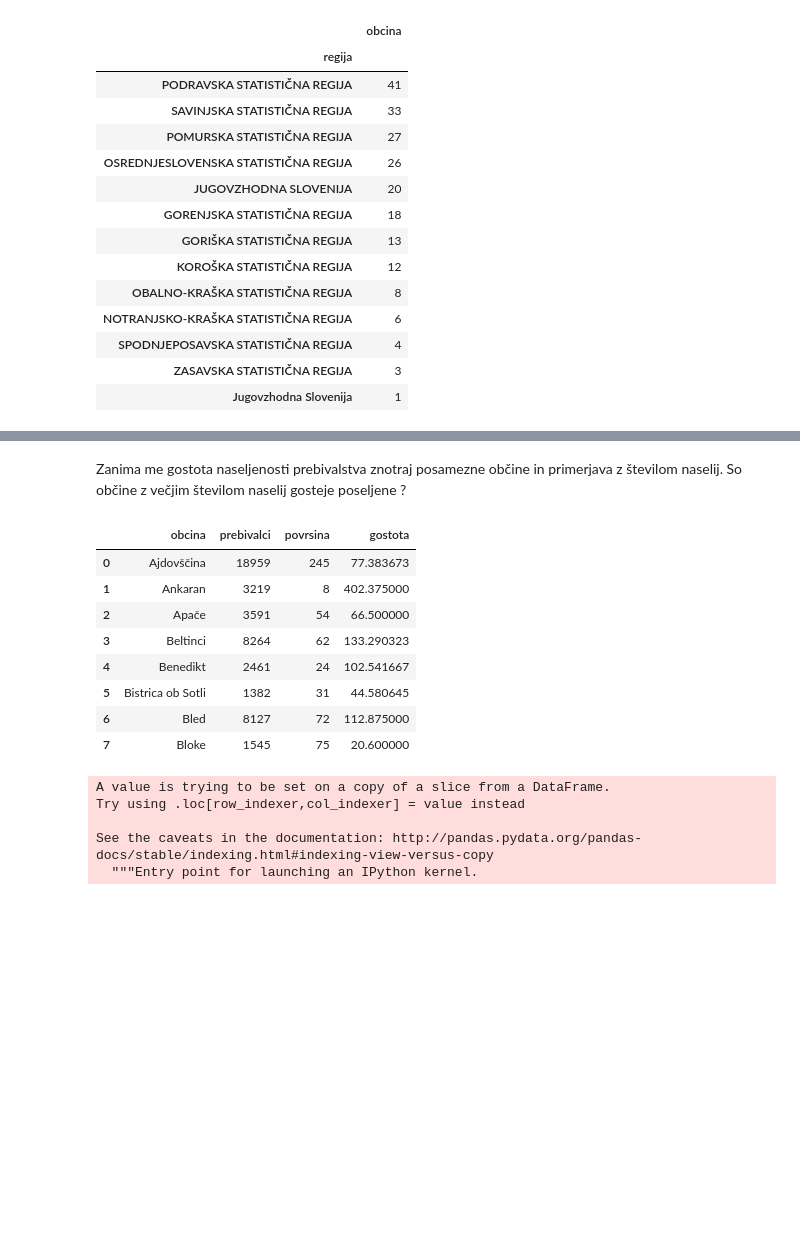
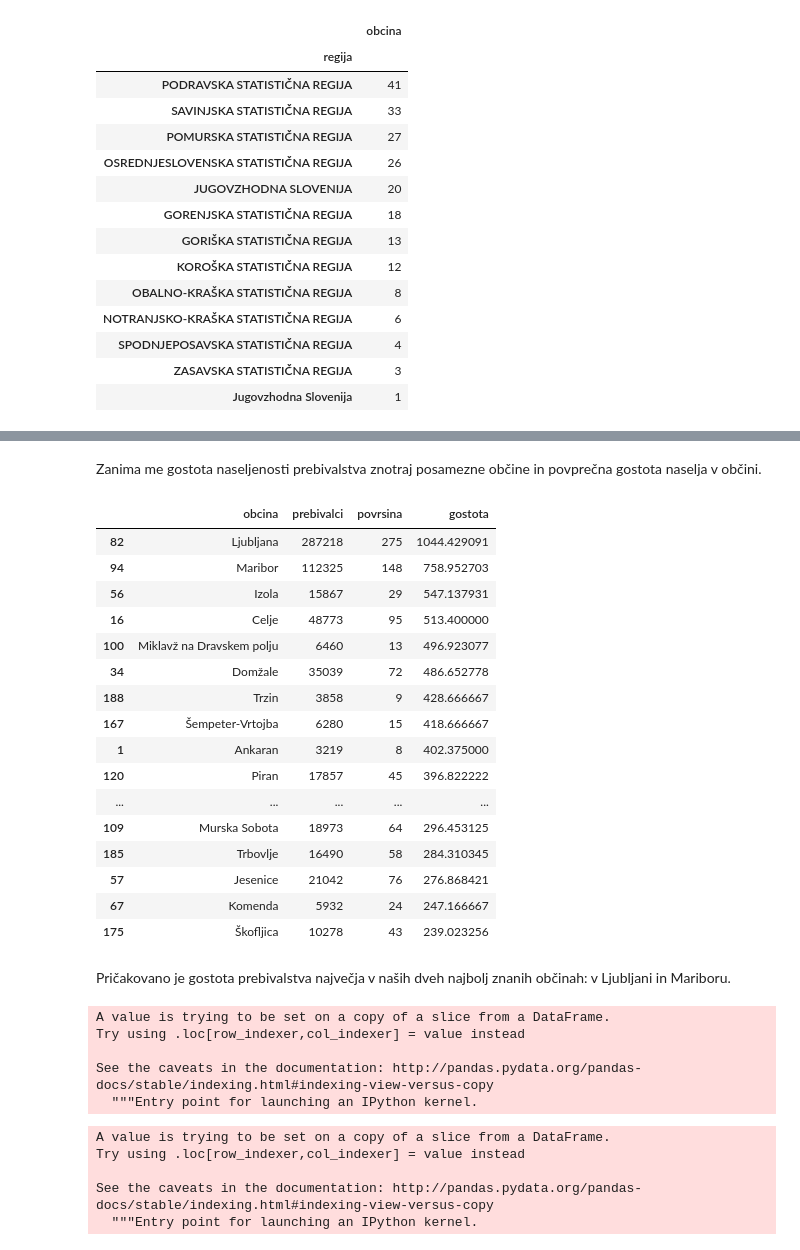
Before and after one commit to gregorkodric/obcine, a Jupyter notebook: Obcine.ipynb, the cells around one changed output, grey strips where cells are left out. Saved outputs shown, nothing was run; the diff lists cells and outputs as text; code cells hidden in the pictures; blank space fills up the shorter version.

```diff
--- a/Obcine.ipynb
+++ b/Obcine.ipynb
@@ -289,19 +171,29 @@ regije.plot(kind='bar')
 # %% [markdown]
-Zanima me gostota naseljenosti prebivalstva znotraj posamezne občine in primerjava z številom naselij. So občine z večjim številom naselij gosteje poseljene ?
+Zanima me gostota naseljenosti prebivalstva znotraj posamezne občine in povprečna gostota naselja v občini.
 # %%
 naselja_1 = podatki_naselja[['obcina', 'prebivalci', 'povrsina']]
-# %%
-naselja_1.head(8)
-# %% [output]
-|  | obcina | prebivalci | povrsina | gostota |
-| 0 | Ajdovščina | 18959 | 245 | 77.383673 |
-| 1 | Ankaran | 3219 | 8 | 402.375000 |
-| 2 | Apače | 3591 | 54 | 66.500000 |
-| 3 | Beltinci | 8264 | 62 | 133.290323 |
-| 4 | Benedikt | 2461 | 24 | 102.541667 |
-| 5 | Bistrica ob Sotli | 1382 | 31 | 44.580645 |
-| 6 | Bled | 8127 | 72 | 112.875000 |
-| 7 | Bloke | 1545 | 75 | 20.600000 |
+# %%
+naselja_1.sort_values('gostota', ascending=False).head(20)
+# %% [output]
+|  | obcina | prebivalci | povrsina | gostota |
+| 82 | Ljubljana | 287218 | 275 | 1044.429091 |
+| 94 | Maribor | 112325 | 148 | 758.952703 |
+| 56 | Izola | 15867 | 29 | 547.137931 |
+| 16 | Celje | 48773 | 95 | 513.400000 |
+| 100 | Miklavž na Dravskem polju | 6460 | 13 | 496.923077 |
+| 34 | Domžale | 35039 | 72 | 486.652778 |
+| 188 | Trzin | 3858 | 9 | 428.666667 |
+| 167 | Šempeter-Vrtojba | 6280 | 15 | 418.666667 |
+| 1 | Ankaran | 3219 | 8 | 402.375000 |
+| 120 | Piran | 17857 | 45 | 396.822222 |
+| ... | ... | ... | ... | ... |
+| 109 | Murska Sobota | 18973 | 64 | 296.453125 |
+| 185 | Trbovlje | 16490 | 58 | 284.310345 |
+| 57 | Jesenice | 21042 | 76 | 276.868421 |
+| 67 | Komenda | 5932 | 24 | 247.166667 |
+| 175 | Škofljica | 10278 | 43 | 239.023256 |
+# %% [markdown]
+Pričakovano je gostota prebivalstva največja v naših dveh najbolj znanih občinah: v Ljubljani in Mariboru.
 # %%
 naselja_1['gostota'] = naselja_1.apply(lambda row: row['prebivalci'] / row['povrsina'], axis=1)
 # %% [output]
@@ -312,0 +207,8 @@ See the caveats in the documentation: http://pandas.pydata.org/pandas-docs/stabl
+# %%
+naselja_2['gostota'] = naselja_1.apply(lambda row: row['prebivalci'] / row['povrsina'], axis=1)
+# %% [output]
+A value is trying to be set on a copy of a slice from a DataFrame.
+Try using .loc[row_indexer,col_indexer] = value instead
+
+See the caveats in the documentation: http://pandas.pydata.org/pandas-docs/stable/indexing.html#indexing-view-versus-copy
+  """Entry point for launching an IPython kernel.
```
Also changed, not shown: parts of 34 cells of this notebook.
